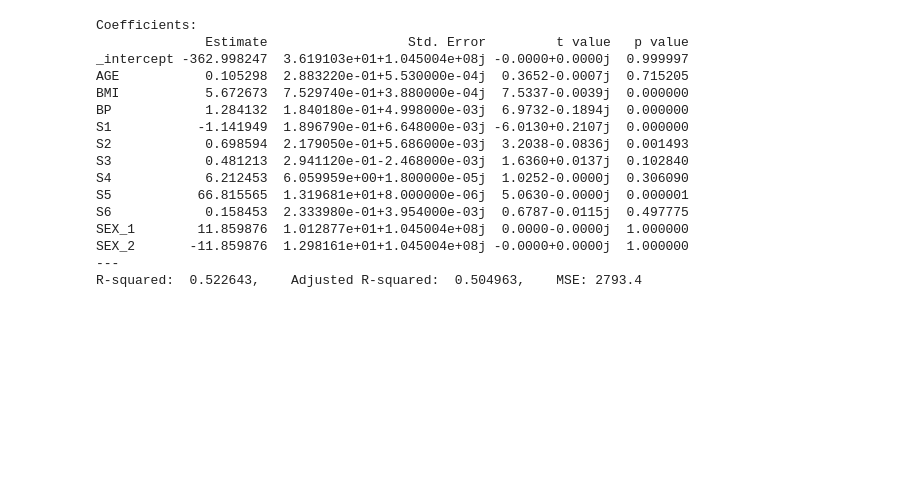
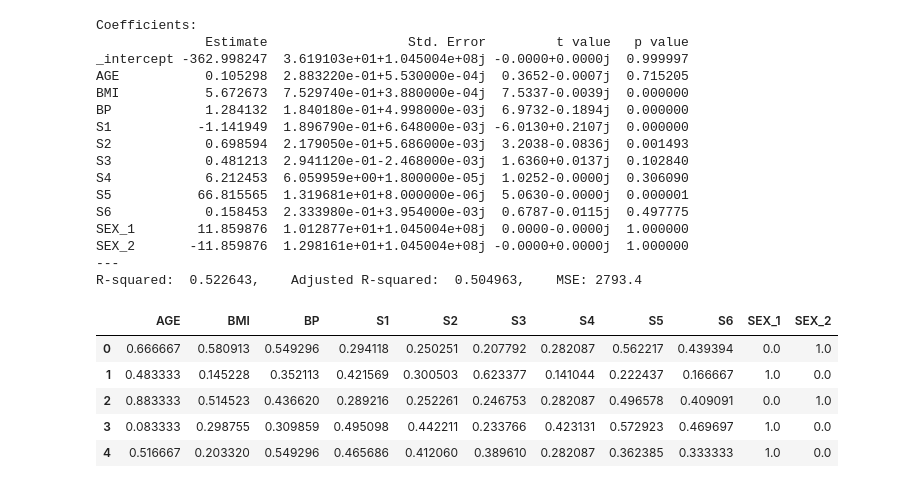
Before and after one commit to miri6913/Fast_Campus-Machine_Learning-, a Jupyter notebook: Linear Regression/ridge_regression.ipynb, the cells around one changed output. Saved outputs shown, nothing was run; the diff lists cells and outputs as text; code cells hidden in the pictures; blank space fills up the shorter version.

```diff
--- a/Linear Regression/ridge_regression.ipynb
+++ b/Linear Regression/ridge_regression.ipynb
@@ -349,3 +349,16 @@ SEX_1        11.859876  1.012877e+01+1.045004e+08j  0.0000-0.0000j  1.000000
 SEX_2       -11.859876  1.298161e+01+1.045004e+08j -0.0000+0.0000j  1.000000
 ---
 R-squared:  0.522643,    Adjusted R-squared:  0.504963,    MSE: 2793.4
+# %%
+scaler = MinMaxScaler().fit(X.iloc[train_idx])
+X_scal = scaler.transform(X)
+X_scal = pd.DataFrame(X_scal, columns=X.columns)
+# %%
+X_scal.head()
+# %% [output]
+|  | AGE | BMI | BP | S1 | S2 | S3 | S4 | S5 | S6 | SEX_1 | SEX_2 |
+| 0 | 0.666667 | 0.580913 | 0.549296 | 0.294118 | 0.250251 | 0.207792 | 0.282087 | 0.562217 | 0.439394 | 0.0 | 1.0 |
+| 1 | 0.483333 | 0.145228 | 0.352113 | 0.421569 | 0.300503 | 0.623377 | 0.141044 | 0.222437 | 0.166667 | 1.0 | 0.0 |
+| 2 | 0.883333 | 0.514523 | 0.436620 | 0.289216 | 0.252261 | 0.246753 | 0.282087 | 0.496578 | 0.409091 | 0.0 | 1.0 |
+| 3 | 0.083333 | 0.298755 | 0.309859 | 0.495098 | 0.442211 | 0.233766 | 0.423131 | 0.572923 | 0.469697 | 1.0 | 0.0 |
+| 4 | 0.516667 | 0.203320 | 0.549296 | 0.465686 | 0.412060 | 0.389610 | 0.282087 | 0.362385 | 0.333333 | 1.0 | 0.0 |
```
Also changed, not shown: parts of 1 cell of this notebook.
